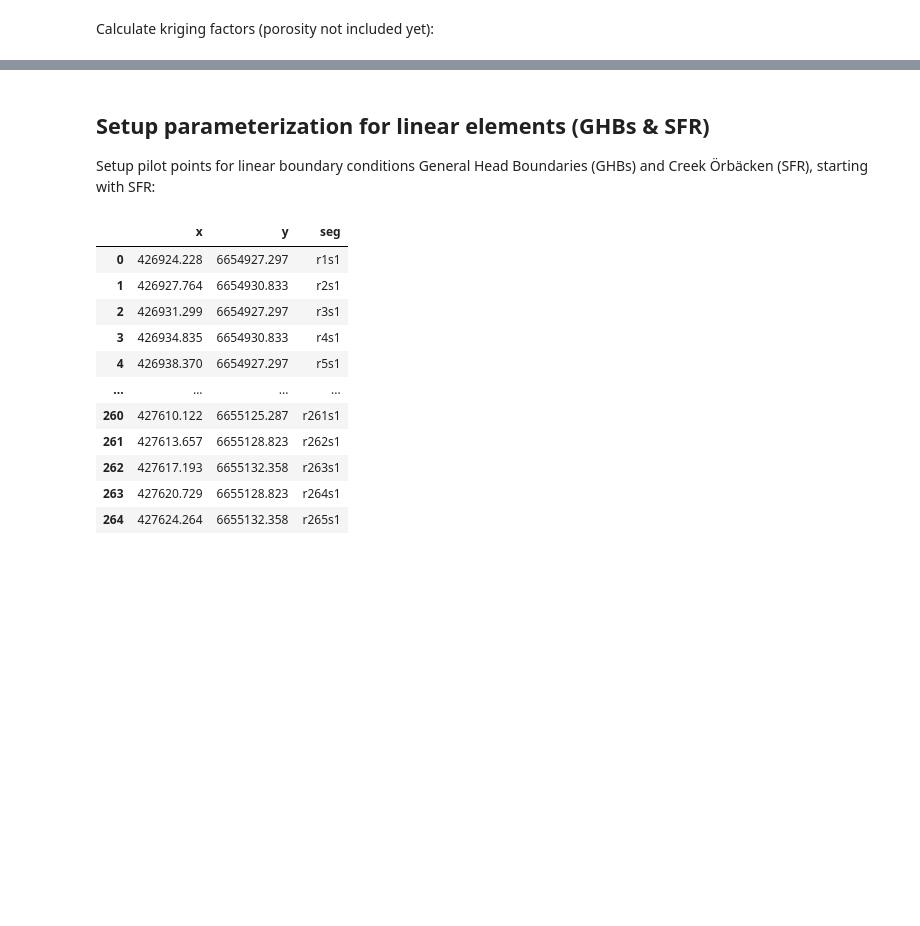
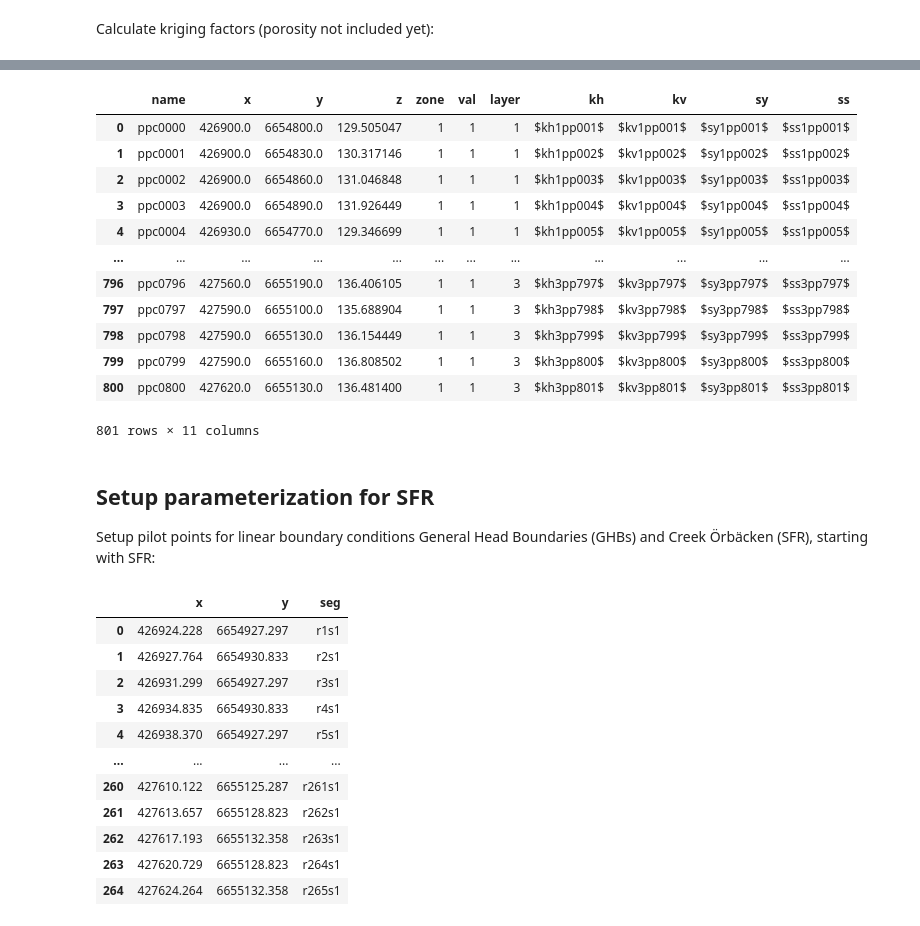
Before and after one commit to nikobenho/hagfors_gwm, a Jupyter notebook: notebooks/3_parameterization_setup.ipynb, the cells around one changed output, grey strips where cells are left out. Drawn from its saved outputs; the diff is of its cells as text; code cells hidden in the pictures; blank space fills up the shorter version.

```diff
--- a/notebooks/3_parameterization_setup.ipynb
+++ b/notebooks/3_parameterization_setup.ipynb
@@ -68,7 +107,7 @@ os.listdir(tmp_model_ws)
 # %%
 ml_name = 'hagfors_1'
 # %%
-sim = flopy.mf6.MFSimulation.load(ml_name, 'mf6', os.path.join(bins_pth, 'mf6'), tmp_model_ws)
+sim = flopy.mf6.MFSimulation.load(ml_name, 'mf6', os.path.join(bins_pth, 'mf6'), model_ws)
 # %% [output]
 loading simulation...
   loading simulation name file...
@@ -507,3 +545,7 @@ pp_coarse3d.to_csv(os.path.join(tmp_model_ws, 'pp3d_coarse.dat'),
 # %% [markdown]
 ## Setup parameterization for 3D elements (K, storage, porosity)
+# %%
+# Write generic template
+with open(os.path.join(preproc_ws, 'gen_mf_array.tpl'), 'a') as f:
+    f.write('$#p prop_mf.write_in_sequence(format="(1x,1pg18.11)")')
 # %%
@@ -580,0 +728,3 @@ End of file: no more commands to process.
+# %%
+import copy
+pp_coarse3d_tpl = copy.deepcopy(pp_coarse3d)
@@ -580,0 +747,21 @@ End of file: no more commands to process.
+# %%
+pp_coarse3d_tpl['kh'] = [f'$kh{r.layer}pp{i + 1:03d}$' for i,r in pp_coarse3d_tpl.iterrows()]
+pp_coarse3d_tpl['kv'] = [f'$kv{r.layer}pp{i + 1:03d}$' for i,r in pp_coarse3d_tpl.iterrows()]
+pp_coarse3d_tpl['sy'] = [f'$sy{r.layer}pp{i + 1:03d}$' for i,r in pp_coarse3d_tpl.iterrows()]
+pp_coarse3d_tpl['ss'] = [f'$ss{r.layer}pp{i + 1:03d}$' for i,r in pp_coarse3d_tpl.iterrows()]
+# %%
+pp_coarse3d_tpl
+# %% [output]
+|  | name | x | y | z | zone | val | layer | kh | kv | sy | ss |
+| 0 | ppc0000 | 426900.0 | 6654800.0 | 129.505047 | 1 | 1 | 1 | $kh1pp001$ | $kv1pp001$ | $sy1pp001$ | $ss1pp001$ |
+| 1 | ppc0001 | 426900.0 | 6654830.0 | 130.317146 | 1 | 1 | 1 | $kh1pp002$ | $kv1pp002$ | $sy1pp002$ | $ss1pp002$ |
+| 2 | ppc0002 | 426900.0 | 6654860.0 | 131.046848 | 1 | 1 | 1 | $kh1pp003$ | $kv1pp003$ | $sy1pp003$ | $ss1pp003$ |
+| 3 | ppc0003 | 426900.0 | 6654890.0 | 131.926449 | 1 | 1 | 1 | $kh1pp004$ | $kv1pp004$ | $sy1pp004$ | $ss1pp004$ |
+| 4 | ppc0004 | 426930.0 | 6654770.0 | 129.346699 | 1 | 1 | 1 | $kh1pp005$ | $kv1pp005$ | $sy1pp005$ | $ss1pp005$ |
+| ... | ... | ... | ... | ... | ... | ... | ... | ... | ... | ... | ... |
+| 796 | ppc0796 | 427560.0 | 6655190.0 | 136.406105 | 1 | 1 | 3 | $kh3pp797$ | $kv3pp797$ | $sy3pp797$ | $ss3pp797$ |
+| 797 | ppc0797 | 427590.0 | 6655100.0 | 135.688904 | 1 | 1 | 3 | $kh3pp798$ | $kv3pp798$ | $sy3pp798$ | $ss3pp798$ |
+| 798 | ppc0798 | 427590.0 | 6655130.0 | 136.154449 | 1 | 1 | 3 | $kh3pp799$ | $kv3pp799$ | $sy3pp799$ | $ss3pp799$ |
+| 799 | ppc0799 | 427590.0 | 6655160.0 | 136.808502 | 1 | 1 | 3 | $kh3pp800$ | $kv3pp800$ | $sy3pp800$ | $ss3pp800$ |
+| 800 | ppc0800 | 427620.0 | 6655130.0 | 136.481400 | 1 | 1 | 3 | $kh3pp801$ | $kv3pp801$ | $sy3pp801$ | $ss3pp801$ |
+801 rows × 11 columns
@@ -581,4 +778,4 @@ End of file: no more commands to process.
 # %% [markdown]
-## Setup parameterization for linear elements (GHBs & SFR)
+## Setup parameterization for SFR
 Setup pilot points for linear boundary conditions General Head Boundaries (GHBs) and Creek Örbäcken (SFR), starting with SFR:
 # %%
```
Also changed, not shown: parts of 198 cells of this notebook, 20 other files.
